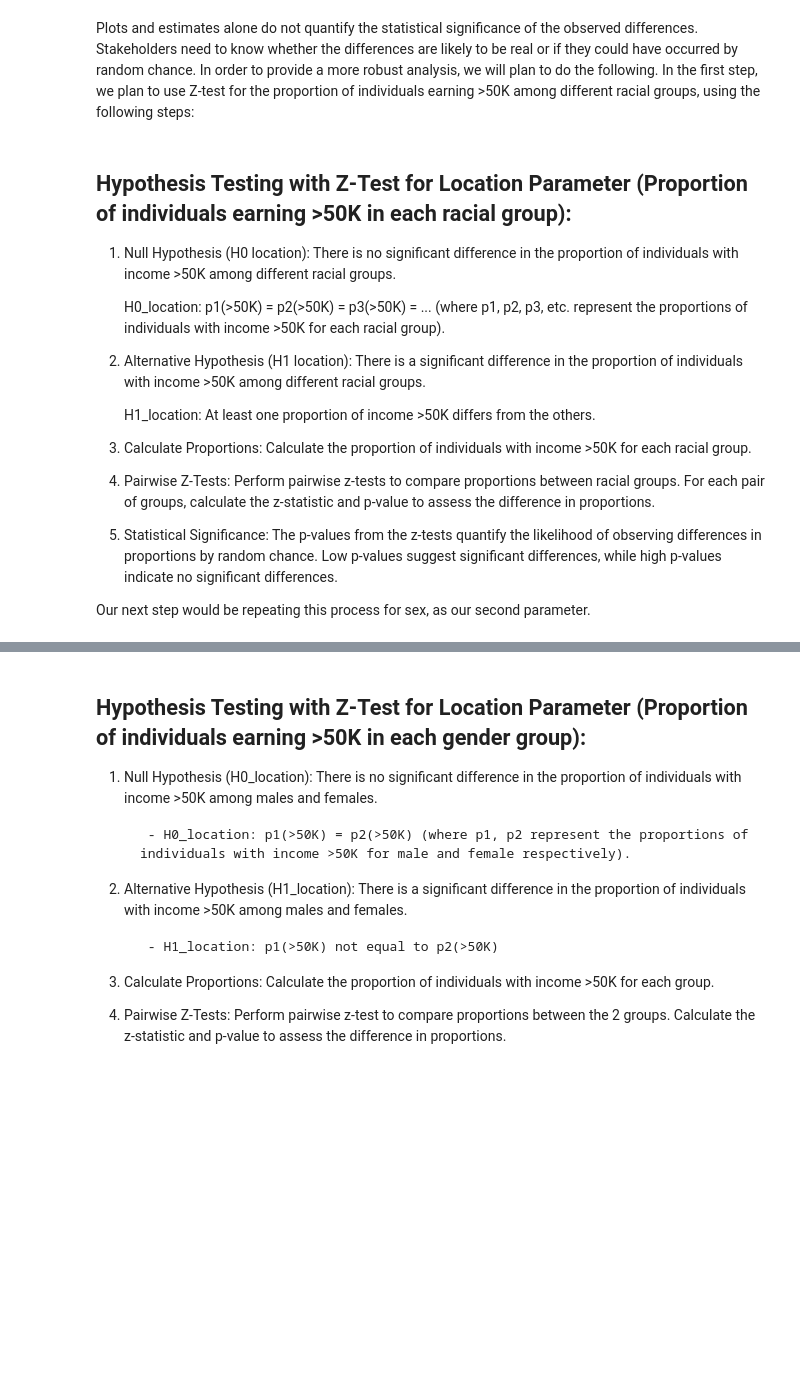
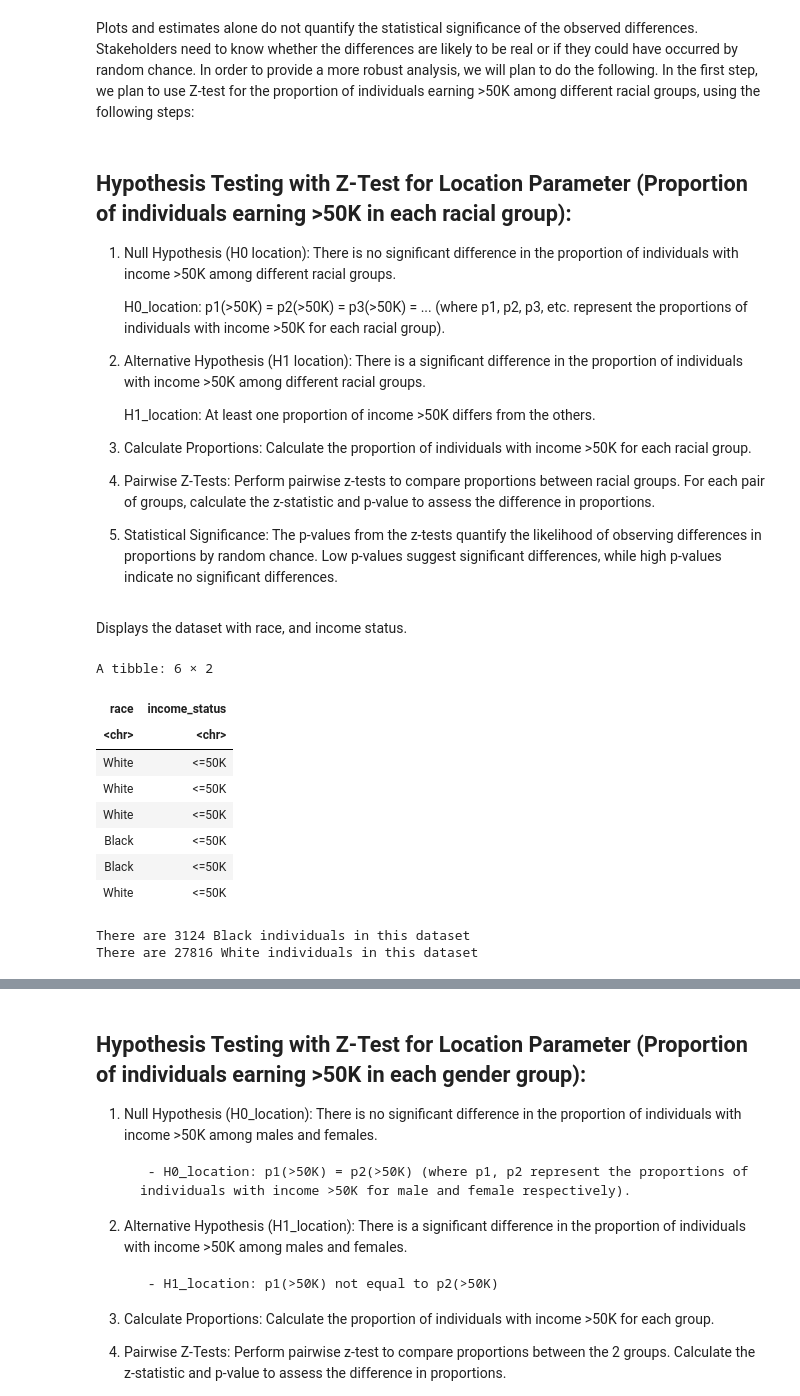
Before and after one commit to Praj-na/stat201-groupproject, a Jupyter notebook: Project-G14.ipynb, the cells around one changed output, grey strips where cells are left out. Drawn from its saved outputs; the diff is of its cells as text; code cells hidden in the pictures; blank space fills up the shorter version.

```diff
--- a/Project-G14.ipynb
+++ b/Project-G14.ipynb
@@ -219,6 +245,27 @@ In the first step, we plan to use Z-test for the proportion of individuals earni
 4. Pairwise Z-Tests: Perform pairwise z-tests to compare proportions between racial groups. For each pair of groups, calculate the z-statistic and p-value to assess the difference in proportions.
 
 5. Statistical Significance: The p-values from the z-tests quantify the likelihood of observing differences in proportions by random chance. Low p-values suggest significant differences, while high p-values indicate no significant differences.
-
-
-Our next step would be repeating this process for sex, as our second parameter.
+# %% [markdown]
+Displays the dataset with race, and income status.
+# %%
+income_race <- income %>%
+    select(race, income_status)
+head(income_race)
+
+n_black <- sum(income_race$race == "Black")
+n_white <- sum(income_race$race == "White")
+
+cat("There are", n_black, "Black individuals in this dataset\n")
+cat("There are", n_white, "White individuals in this dataset\n")
+# %% [output]
+A tibble: 6 × 2
+| race | income_status |
+| <chr> | <chr> |
+| White | <=50K |
+| White | <=50K |
+| White | <=50K |
+| Black | <=50K |
+| Black | <=50K |
+| White | <=50K |
+There are 3124 Black individuals in this dataset
+There are 27816 White individuals in this dataset
```
Also changed, not shown: parts of 14 cells of this notebook.
